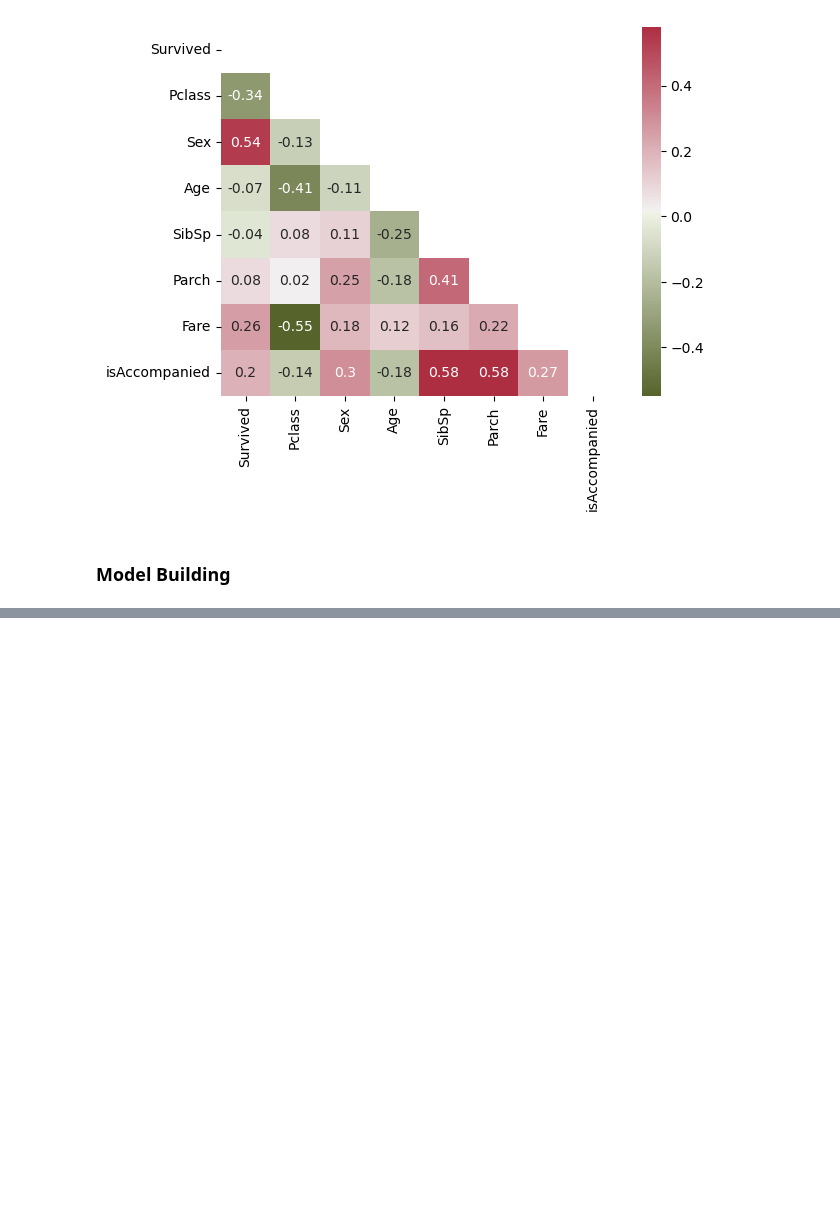
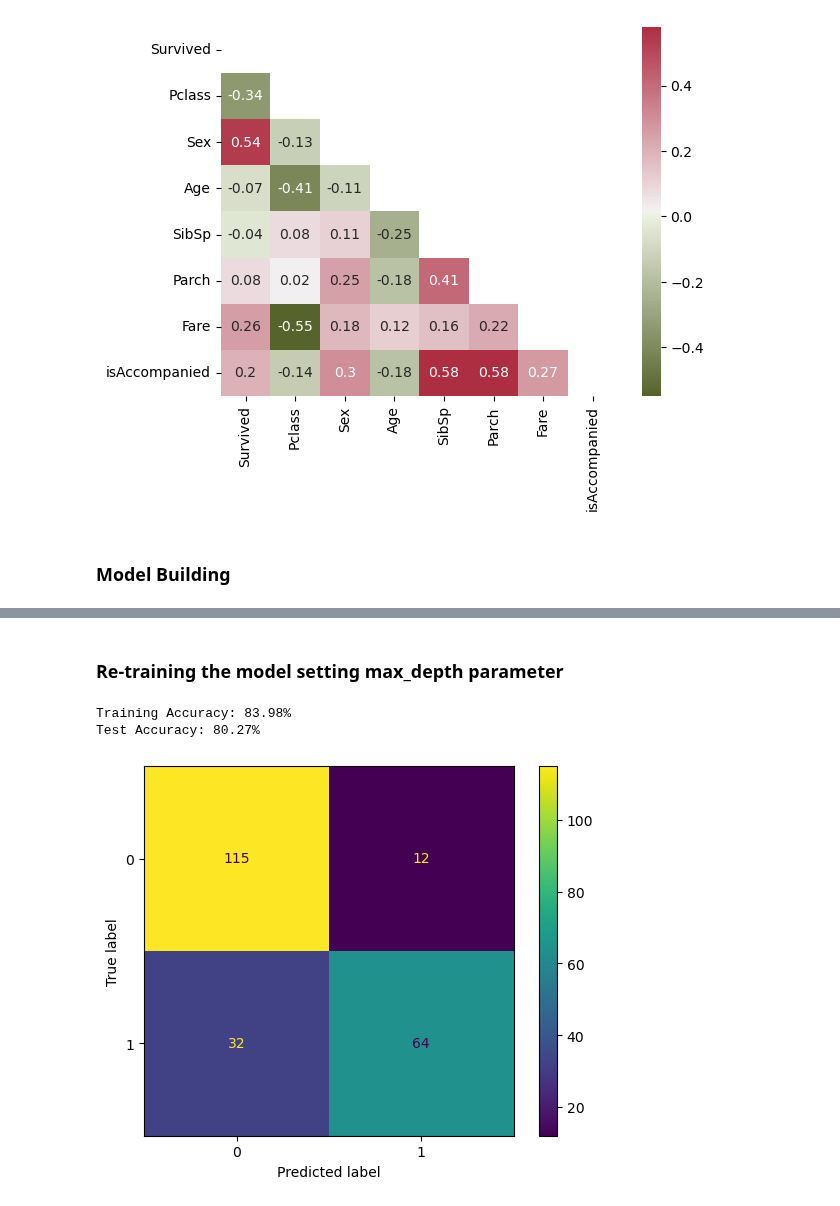
Before and after one commit to lavkushsingh31/Data_Science_Machine_Learning_Projects, a Jupyter notebook: Mini Project - Titanic Survival Prediction/Mini Project - Titanic Survival Prediction.ipynb, the cells around one changed output, grey strips where cells are left out. Drawn from its saved outputs; the diff is of its cells as text; code cells hidden in the pictures; blank space fills up the shorter version.

```diff
--- a/Mini Project - Titanic Survival Prediction/Mini Project - Titanic Survival Prediction.ipynb
+++ b/Mini Project - Titanic Survival Prediction/Mini Project - Titanic Survival Prediction.ipynb
@@ -287,0 +360,21 @@ sns.heatmap(corr_data, annot=True, mask=matrix, cmap=cmap);
+# %% [markdown]
+### Re-training the model setting max_depth parameter
+# %%
+dt_model_2 = DecisionTreeClassifier(criterion='entropy', max_depth=3)
+# %%
+dt_model_2.fit(X_train, y_train)
+y_pred_train_2 = dt_model_2.predict(X_train)
+y_pred_test_2 = dt_model_2.predict(X_test)
+# %%
+print(f'Training Accuracy: {round((accuracy_score(y_train, y_pred_train_2)*100),2)}%')
+print(f'Test Accuracy: {round((accuracy_score(y_test, y_pred_test_2)*100),2)}%')
+# %% [output]
+Training Accuracy: 83.98%
+Test Accuracy: 80.27%
+# %%
+cm = confusion_matrix(y_test, y_pred_test_2, labels=dt_model_2.classes_)
+disp = ConfusionMatrixDisplay(confusion_matrix=cm, display_labels=dt_model_2.classes_)
+disp.plot()
+plt.show()
+# %% [output]
+[figure, added]
```
Also changed, not shown: parts of 19 cells of this notebook.
